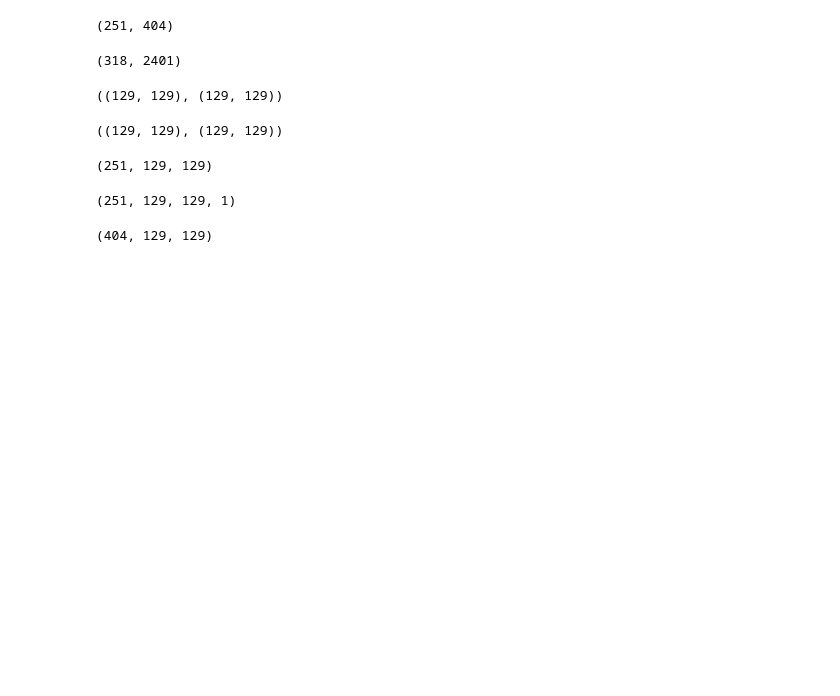
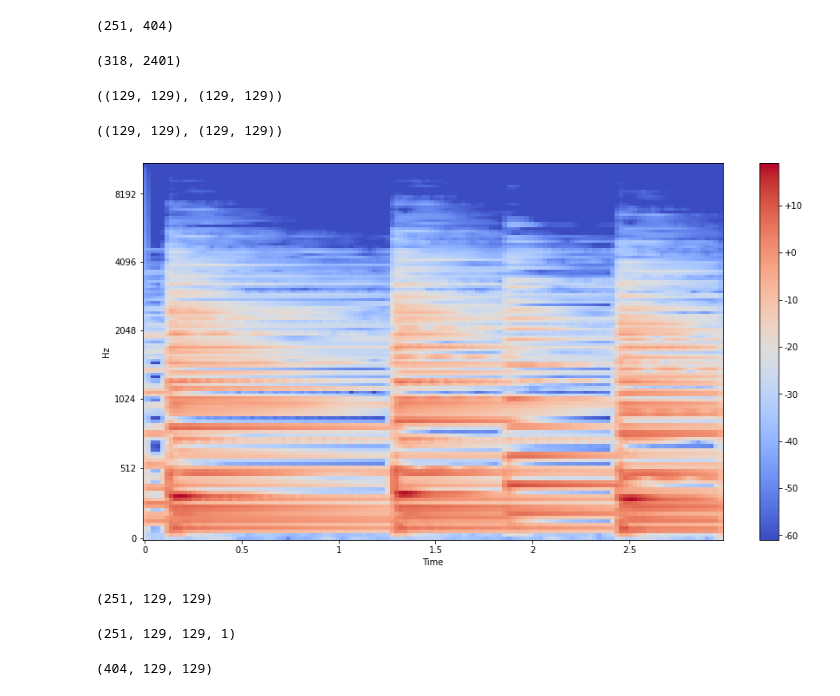
Before and after one commit to imferrer/music_box, a Jupyter notebook: Code/4_instruments_log.ipynb, the cells around one changed output. Cells and saved outputs as stored; diff of their text form; code cells hidden in the pictures; blank space fills up the shorter version.

```diff
--- a/Code/4_instruments_log.ipynb
+++ b/Code/4_instruments_log.ipynb
@@ -402,0 +405,9 @@ mel_spectrogram_train_singer[0].shape, mel_spectrogram_train_piano[0].shape
+# %%
+plt.figure(figsize=(15,8))
+librosa.display.specshow(mel_spectrogram_train_piano[700],
+                         x_axis='time',
+                         y_axis='mel')
+plt.colorbar(format="%+2.f")
+plt.savefig('../data/spectrograms/tr_piano_700.png')
+# %% [output]
+[figure, added]
```
Also changed, not shown: parts of 30 cells of this notebook, 2 other files.
